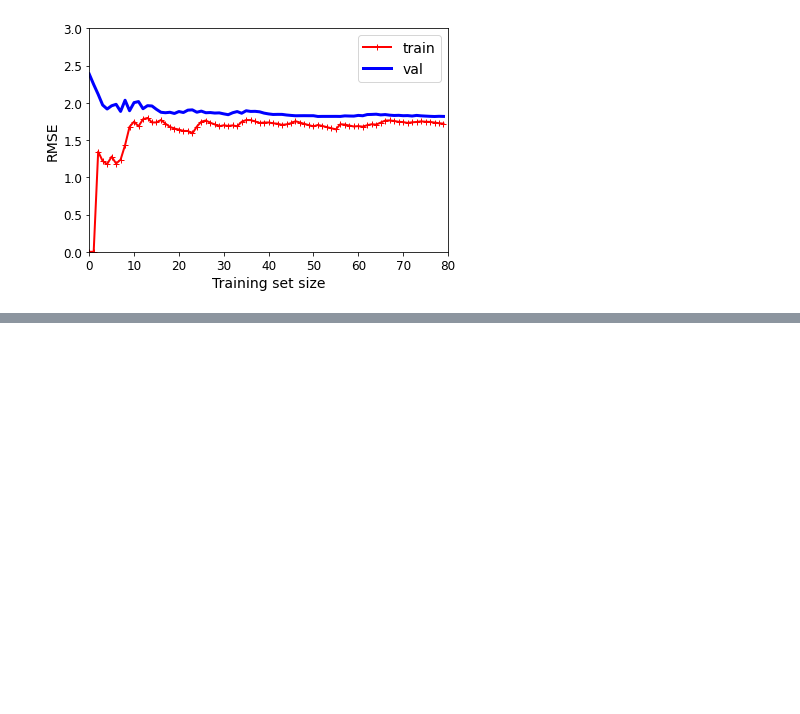
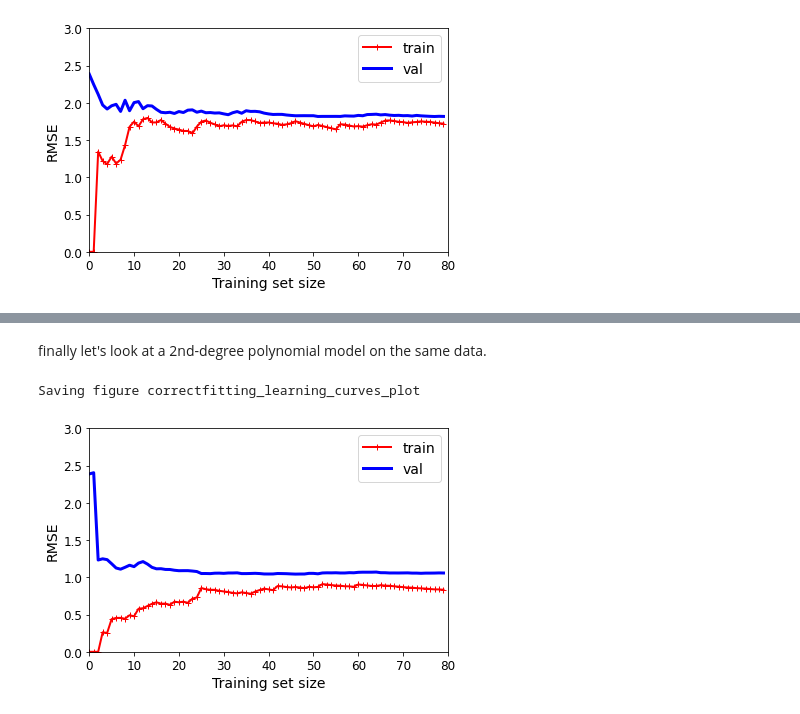
Before and after one commit to uzoochogu/Machine-Learning-Projects, a Jupyter notebook: description-of-some-machine-learning-models/training_models.ipynb, the cells around one changed output, grey strips where cells are left out. Drawn from its saved outputs; the diff is of its cells as text; code cells hidden in the pictures; blank space fills up the shorter version.

```diff
--- a/description-of-some-machine-learning-models/training_models.ipynb
+++ b/description-of-some-machine-learning-models/training_models.ipynb
@@ -454,0 +483,15 @@ Saving figure underfitting_learning_curves_plot
+# %% [markdown]
+finally let's look at a 2nd-degree polynomial model on the same data.
+# %%
+polynomial_regression = Pipeline([
+        ("poly_features", PolynomialFeatures(degree=2, include_bias=False)),
+        ("lin_reg", LinearRegression()),
+    ])
+
+plot_learning_curves(polynomial_regression, X, y)
+plt.axis([0, 80, 0, 3])
+save_fig("correctfitting_learning_curves_plot")
+plt.show()
+# %% [output]
+Saving figure correctfitting_learning_curves_plot
+[figure, added]
```
Also changed, not shown: parts of 8 cells of this notebook.
